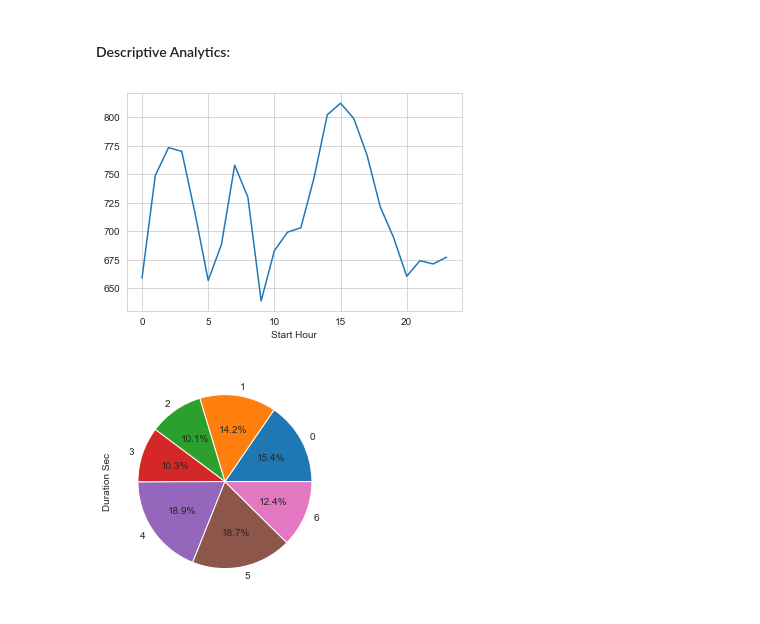
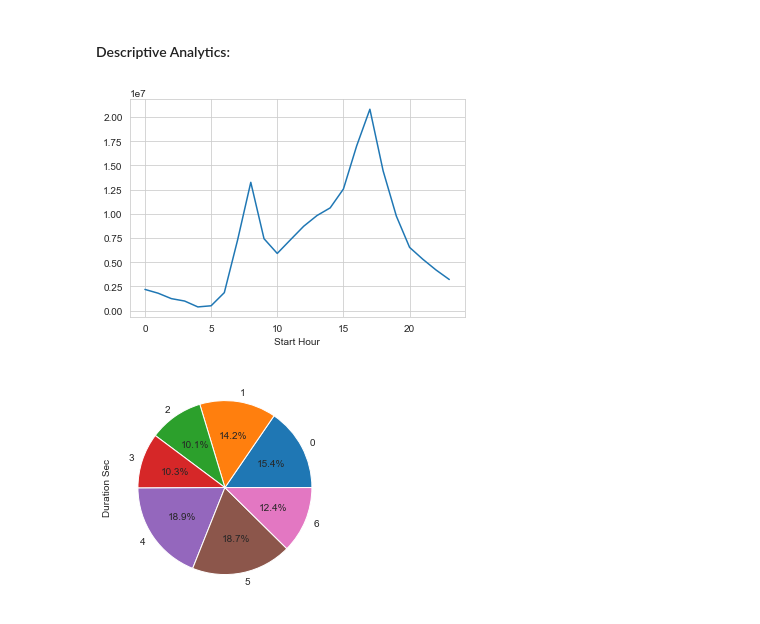
Before and after one commit to bmshahrier/bixi-monteal, a Jupyter notebook: bixi-montreal-eda.ipynb, the cells around one changed output. Cells and saved outputs as stored; diff of their text form; code cells hidden in the pictures.

```diff
--- a/bixi-montreal-eda.ipynb
+++ b/bixi-montreal-eda.ipynb
@@ -187,8 +187,8 @@ Diagnostic Analytics:
 # %%
 # What is the BIXI Ride hourly trend?
 
-df_trip_weather.groupby(by = 'Start Hour')['Duration Sec'].mean().plot(kind='line')
+df_trip_weather.groupby(by = 'Start Hour')['Duration Sec'].sum().plot(kind='line')
 plt.show()
 # %% [output]
-[figure, old version]
+[figure, new version]
 # %%
```
Also changed, not shown: parts of 5 cells of this notebook.
